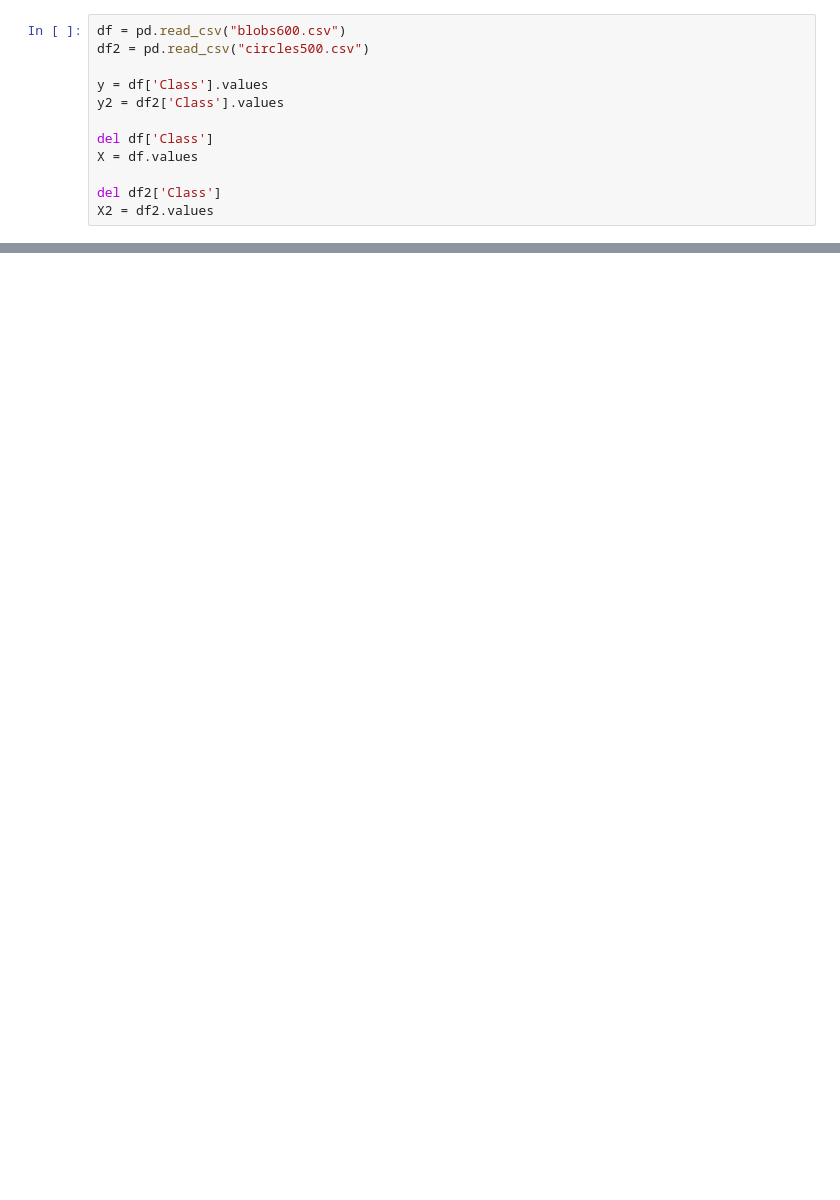
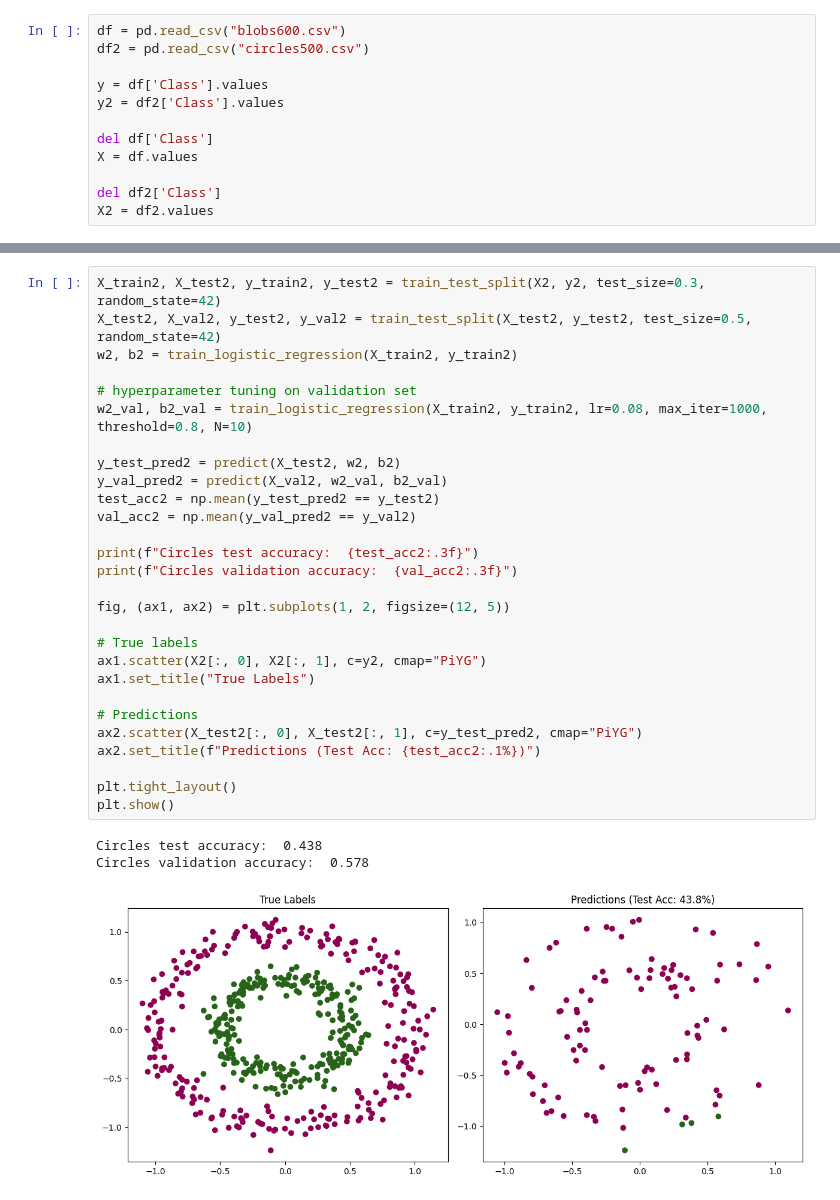
Before and after one commit to r99shrey-a11y/DeepLearning1, a Jupyter notebook: assignment1.ipynb, the cells around one changed output, grey strips where cells are left out. Cells and saved outputs as stored; diff of their text form; blank space fills up the shorter version.

```diff
--- a/assignment1.ipynb
+++ b/assignment1.ipynb
@@ -105,0 +156,32 @@ Circles test accuracy:  0.440
+# %%
+X_train2, X_test2, y_train2, y_test2 = train_test_split(X2, y2, test_size=0.3, random_state=42)
+X_test2, X_val2, y_test2, y_val2 = train_test_split(X_test2, y_test2, test_size=0.5, random_state=42)
+w2, b2 = train_logistic_regression(X_train2, y_train2)
+
+# hyperparameter tuning on validation set
+w2_val, b2_val = train_logistic_regression(X_train2, y_train2, lr=0.08, max_iter=1000, threshold=0.8, N=10)
+
+y_test_pred2 = predict(X_test2, w2, b2)
+y_val_pred2 = predict(X_val2, w2_val, b2_val)
+test_acc2 = np.mean(y_test_pred2 == y_test2)
+val_acc2 = np.mean(y_val_pred2 == y_val2)
+
+print(f"Circles test accuracy:  {test_acc2:.3f}")
+print(f"Circles validation accuracy:  {val_acc2:.3f}")
+
+fig, (ax1, ax2) = plt.subplots(1, 2, figsize=(12, 5))
+
+# True labels
+ax1.scatter(X2[:, 0], X2[:, 1], c=y2, cmap="PiYG")
+ax1.set_title("True Labels")
+
+# Predictions
+ax2.scatter(X_test2[:, 0], X_test2[:, 1], c=y_test_pred2, cmap="PiYG")
+ax2.set_title(f"Predictions (Test Acc: {test_acc2:.1%})")
+
+plt.tight_layout()
+plt.show()
+# %% [output]
+Circles test accuracy:  0.438
+Circles validation accuracy:  0.578
+[figure, added]
```
Also changed, not shown: parts of 33 cells of this notebook, 2 other files.
